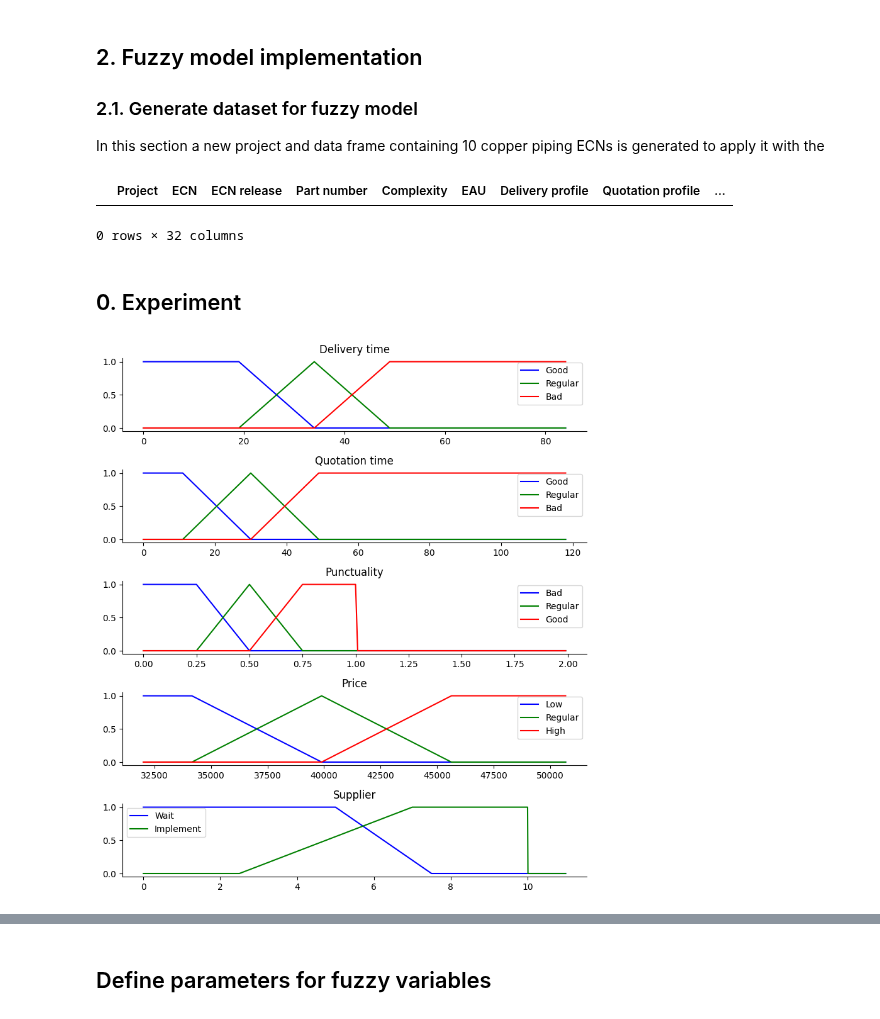
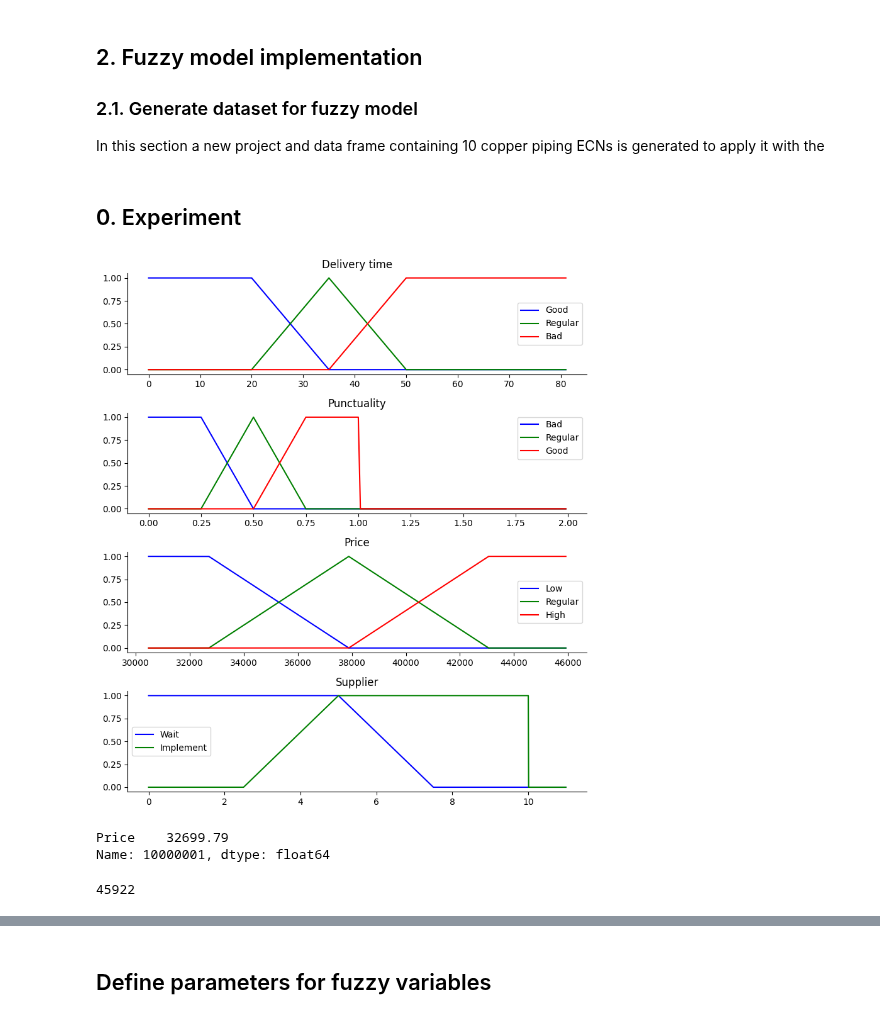
Before and after one commit to rubusarbaro/supplier-selection_fuzzy-logic_thesis, a Jupyter notebook: thesis.ipynb, the cells around one changed output, grey strips where cells are left out. Drawn from its saved outputs; the diff is of its cells as text; code cells hidden in the pictures.

```diff
--- a/thesis.ipynb
+++ b/thesis.ipynb
@@ -150,11 +150,8 @@ juneau = simulation.Project(
     sop_date=date(2024,11,25)
 )
 
-env.gen_ecns(juneau, 10)
+juneau_ecns = env.gen_ecns(juneau, 10)
 
 for supplier in env.suppliers:
     if supplier.id not in current_Supplier_ids:
         env.deactivate_supplier(supplier)
-# %% [output]
-|  | Project | ECN | ECN release | Part number | Complexity | EAU | Delivery profile | Quotation profile | ... |
-0 rows × 32 columns
@@ -179,10 +174,6 @@ supplier_fuzzy_score = {}
 σ_delivery_time = round(env.item_master[(env.item_master["Awarded"] == True)]["Delivery time"].std())
 max_delivery_time = round(env.item_master[(env.item_master["Awarded"] == True) & (env.item_master["Project"] != "Juneau")]["Delivery time"].max())
 
-µ_quotation_time = round(env.item_master[(env.item_master["Project"] != "Juneau")]["Quotation time"].mean())
-σ_quotation_time = round(env.item_master[(env.item_master["Project"] != "Juneau")]["Quotation time"].std())
-max_quotation_time = round(env.item_master[(env.item_master["Project"] != "Juneau")]["Quotation time"].max())
-
 µ_price_total = float(env.item_master[(env.item_master["Project"] != "Juneau")][["Supplier name", "Price"]].groupby("Supplier name").sum()["Price"].mean())
 σ_price_total = float(env.item_master[(env.item_master["Project"] != "Juneau")][["Supplier name", "Price"]].groupby("Supplier name").sum()["Price"].std())
 min_price_total = floor(env.item_master[(env.item_master["Project"] != "Juneau")][["Supplier name", "Price"]].groupby("Supplier name").sum()["Price"].min())
@@ -191,7 +182,6 @@ max_price_total = ceil(env.item_master[(env.item_master["Project"] != "Juneau")]
 µ_punctuality_low, σ_punctuality_low = get_μσ_punctuality()
 
 var_delivery_time = np.arange(0, max_delivery_time + 1, 1)
-var_quotation_time = np.arange(0, max_quotation_time + 1, 1)
 var_price = np.arange(min_price_total, max_price_total, 0.01)
 var_punctuality = np.arange(0, 2, 0.01)
 var_supplier = np.arange(0, 11, 0.01)
@@ -199,61 +189,61 @@ var_supplier = np.arange(0, 11, 0.01)
 delivery_time_low = fuzzy.trapmf(var_delivery_time, [0, 0, µ_delivery_time - σ_delivery_time, µ_delivery_time])
 delivery_time_medium = fuzzy.trimf(var_delivery_time, [µ_delivery_time - σ_delivery_time, µ_delivery_time, µ_delivery_time + σ_delivery_time])
 delivery_time_high = fuzzy.trapmf(var_delivery_time, [µ_delivery_time, µ_delivery_time + σ_delivery_time, max_delivery_time, max_delivery_time])
-
-quotation_time_low  = fuzzy.trapmf(var_quotation_time, [0, 0, µ_quotation_time - σ_quotation_time, µ_quotation_time])
-quotation_time_medium  = fuzzy.trimf(var_quotation_time, [µ_quotation_time - σ_quotation_time, µ_quotation_time, µ_quotation_time + σ_quotation_time])
-quotation_time_high = fuzzy.trapmf(var_quotation_time, [µ_quotation_time, µ_quotation_time + σ_quotation_time, max_quotation_time, max_quotation_time])
 
 punctuality_low = fuzzy.trapmf(var_punctuality, [0, 0, 0.25, 0.5])
 punctuality_medium = fuzzy.trimf(var_punctuality, [0.25, 0.5, 0.75])
 punctuality_high = fuzzy.trapmf(var_punctuality, [0.5, 0.75, 1, 1])
 
 price_low = fuzzy.trapmf(var_price, [0, min_price_total, round(µ_price_total - σ_price_total), round(μ_price_total)])
 price_medium = fuzzy.trimf(var_price, [round(μ_price_total - σ_price_total), round(μ_price_total), round(μ_price_total + σ_price_total)])
 price_high = fuzzy.trapmf(var_price, [round(μ_price_total), round(μ_price_total + σ_price_total), ceil(max_price_total), ceil(max_price_total)])
 
 supplier_wait = fuzzy.trapmf(var_supplier, [0, 0, 5, 7.5])
-supplier_implement = fuzzy.trapmf(var_supplier, [2.5, 7, 10, 10])
+supplier_implement = fuzzy.trapmf(var_supplier, [2.5, 5, 10, 10])
 
-fig, (ax0, ax1, ax2, ax3, ax4) = plt.subplots(nrows=5, figsize=(8, 9))
+fig, (ax0, ax1, ax2, ax3) = plt.subplots(nrows=4, figsize=(8, 9))
 
 ax0.plot(var_delivery_time, delivery_time_low, "b", linewidth=1.5, label="Good")
 ax0.plot(var_delivery_time, delivery_time_medium, "g", linewidth=1.5, label="Regular")
 ax0.plot(var_delivery_time, delivery_time_high, "r", linewidth=1.5, label="Bad")
 ax0.set_title("Delivery time")
 ax0.legend()
 
-ax1.plot(var_quotation_time, quotation_time_low, "b", linewidth=1.5, label="Good")
-ax1.plot(var_quotation_time, quotation_time_medium, "g", linewidth=1.5, label="Regular")
-ax1.plot(var_quotation_time, quotation_time_high, "r", linewidth=1.5, label="Bad")
-ax1.set_title("Quotation time")
+ax1.plot(var_punctuality, punctuality_low, "b", linewidth=1.5, label="Bad")
+ax1.plot(var_punctuality, punctuality_medium, "g", linewidth=1.5, label="Regular")
+ax1.plot(var_punctuality, punctuality_high, "r", linewidth=1.5, label="Good")
+ax1.set_title("Punctuality")
 ax1.legend()
 
-ax2.plot(var_punctuality, punctuality_low, "b", linewidth=1.5, label="Bad")
-ax2.plot(var_punctuality, punctuality_medium, "g", linewidth=1.5, label="Regular")
-ax2.plot(var_punctuality, punctuality_high, "r", linewidth=1.5, label="Good")
-ax2.set_title("Punctuality")
+ax2.plot(var_price, price_low, "b", linewidth=1.5, label="Low")
+ax2.plot(var_price, price_medium, "g", linewidth=1.5, label="Regular")
+ax2.plot(var_price, price_high, "r", linewidth=1.5, label="High")
+ax2.set_title("Price")
 ax2.legend()
 
-ax3.plot(var_price, price_low, "b", linewidth=1.5, label="Low")
-ax3.plot(var_price, price_medium, "g", linewidth=1.5, label="Regular")
-ax3.plot(var_price, price_high, "r", linewidth=1.5, label="High")
-ax3.set_title("Price")
+ax3.plot(var_supplier, supplier_wait, "b", linewidth=1.5, label="Wait")
+ax3.plot(var_supplier, supplier_implement, "g", linewidth=1.5, label="Implement")
+ax3.set_title("Supplier")
 ax3.legend()
 
-ax4.plot(var_supplier, supplier_wait, "b", linewidth=1.5, label="Wait")
-ax4.plot(var_supplier, supplier_implement, "g", linewidth=1.5, label="Implement")
-ax4.set_title("Supplier")
-ax4.legend()
-
-for ax in [ax0, ax1, ax2, ax3, ax4]:
+for ax in [ax0, ax1, ax2, ax3]:
     ax.spines["top"].set_visible(False)
     ax.spines["right"].set_visible(False)
     ax.get_xaxis().tick_bottom()
     ax.get_yaxis().tick_left()
 
 plt.tight_layout()
 plt.show()
 # %% [output]
-[figure, old version]
+[figure, new version]
+# %%
+df_prices = env.item_master[(env.item_master["Project"] != "Juneau")][["Supplier ID", "Price"]].groupby("Supplier ID").sum()[["Price"]]
+df_prices.loc["10000001"]
+# %% [output]
+Price    32699.79
+Name: 10000001, dtype: float64
+# %%
+max_price_total
+# %% [output]
+45922
 # %%
```
Also changed, not shown: parts of 4 cells of this notebook.
